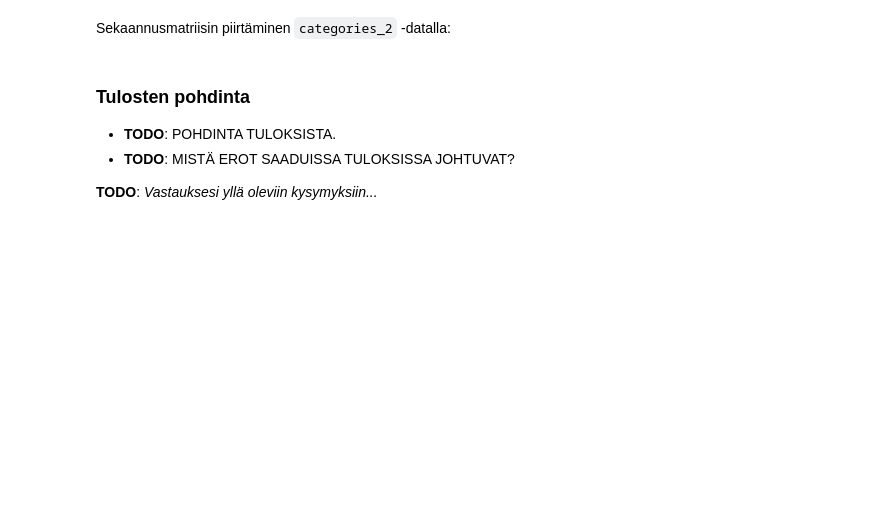
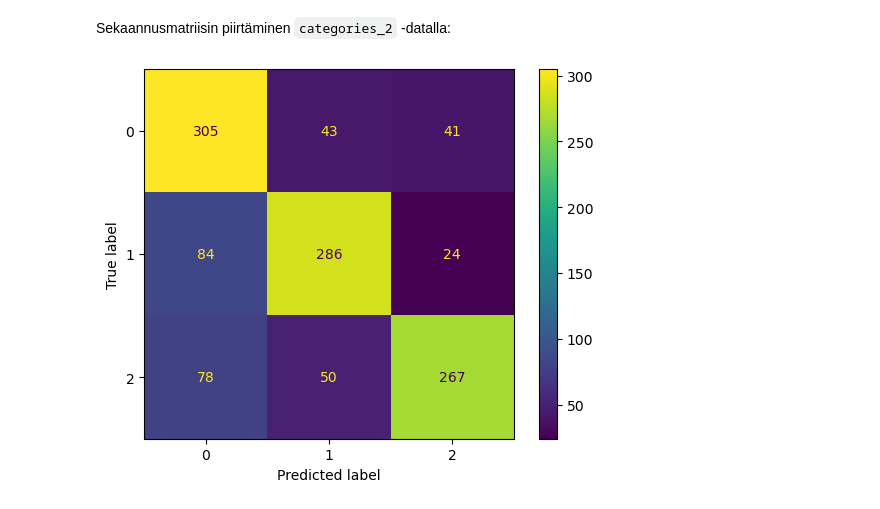
Before and after one commit to JermuSo/deeplearning_jamk, a Jupyter notebook: osa_1/osa1_tehtavat.ipynb, the cells around one changed output. Drawn from its saved outputs; the diff is of its cells as text; code cells hidden in the pictures; blank space fills up the shorter version.

```diff
--- a/osa_1/osa1_tehtavat.ipynb
+++ b/osa_1/osa1_tehtavat.ipynb
@@ -192,15 +302,37 @@ import matplotlib.pyplot as plt
 categories_2 = ['comp.graphics', 'comp.os.ms-windows.misc', 'comp.windows.x']
 
 # TODO: aseta valittavan testijoukon nimi (subset) ja kategoriat (categories)
-ng_train = fetch_20newsgroups(subset='TODO', categories=TODO,
+ng_train = fetch_20newsgroups(subset='train', categories=categories_2,
                               remove=('headers', 'footers', 'quotes'))
-ng_test = fetch_20newsgroups(subset='TODO', categories=TODO,
+ng_test = fetch_20newsgroups(subset='test', categories=categories_2,
                              remove=('headers', 'footers', 'quotes'))
 
 vectorizer = TfidfVectorizer()
 
 # TODO: Muunna opetusaineisto fit_transform()-metodilla
 # TODO: Muunna myös testiaineisto transform()-metodia käyttäen.
+X_train = vectorizer.fit_transform(ng_train.data)
+y_train = ng_train.target
+
+X_test = vectorizer.transform(ng_test.data)
+y_test = ng_test.target
+
+#print(X_train[:3])
+#print(X_test[:3])
+
+cr = cm = None
+
+pc = Perceptron(random_state=12501, n_iter_no_change=50)
+
+pc.fit(X_train, y_train)
+
+y_score = pc.decision_function(X_test)
+
+y_pred = pc.predict(X_test)
+
+# TODO: luokittelutuloksesi tarkkuus sekä sekaannusmatriisi (confusion matrix)
+cr = classification_report(y_test, y_pred)
+cm = confusion_matrix(y_test, y_pred)
 # %%
 # Tehtävän vastauksien ajaminen. Huom! Älä muokkaa tätä solua, vaan aja se, kun olet suorittanut tehtävän.
 
@@ -212,10 +365,7 @@ print(classification_report(ng_test.target, y_pred))
 Sekaannusmatriisin piirtäminen `categories_2` -datalla:
 # %%
 # TODO: sekaannusmatriisin piirtäminen
+ConfusionMatrixDisplay.from_predictions(y_test, y_pred)
+plt.show()
+# %% [output]
+[figure, added]
-# %% [markdown]
-### Tulosten pohdinta
-
-* **TODO**: POHDINTA TULOKSISTA.
-* **TODO**: MISTÄ EROT SAADUISSA TULOKSISSA JOHTUVAT?
-
-**TODO**: _Vastauksesi yllä oleviin kysymyksiin..._
```
Also changed, not shown: parts of 16 cells of this notebook, 3 other files.
